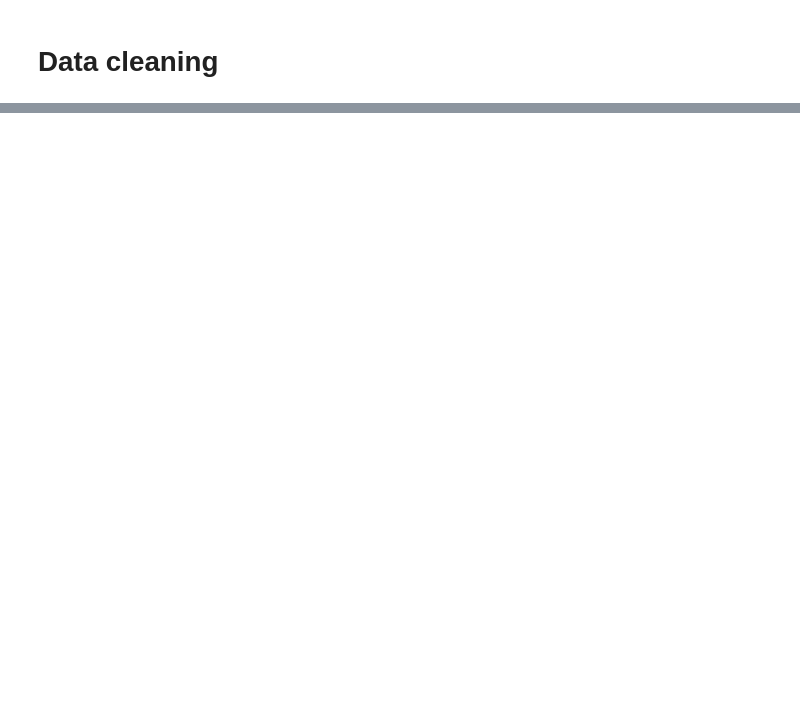
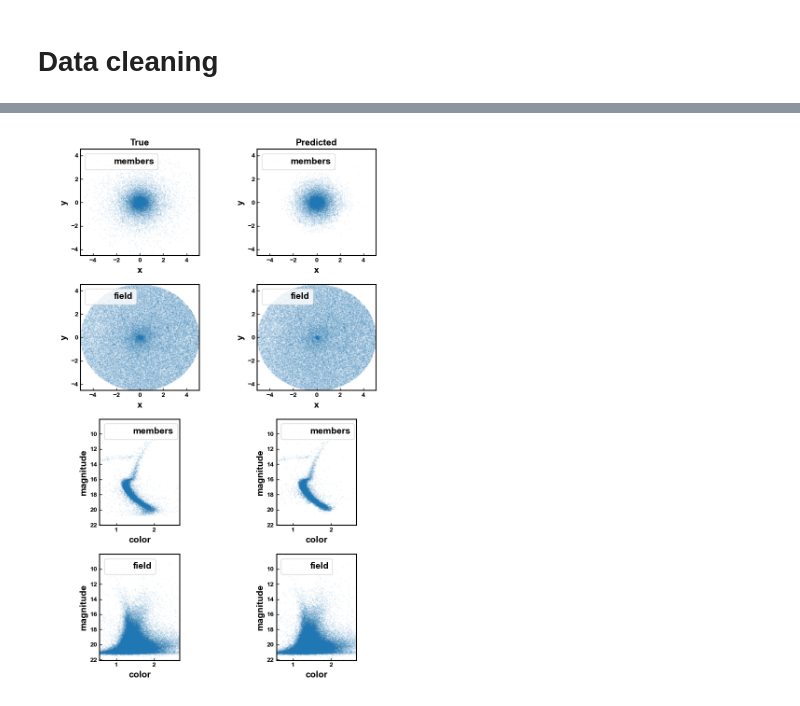
Before and after one commit to cabrera-ziri/decontaminate-CMD, a Jupyter notebook: pop_classifier.ipynb, the cells around one changed output, grey strips where cells are left out. Drawn from its saved outputs; the diff is of its cells as text; code cells hidden in the pictures; blank space fills up the shorter version.

```diff
--- a/pop_classifier.ipynb
+++ b/pop_classifier.ipynb
@@ -55,8 +61,10 @@ for train_index, test_index in split.split(df,df['member']):
     strat_train_set = df.loc[train_index]
     strat_test_set = df.loc[test_index]
 
-# #set index
-# strat_train_set = strat_train_set.set_index("index")
-# strat_test_set = strat_test_set.set_index("index")
+#set index
+strat_train_set = strat_train_set.set_index("index")
+strat_test_set = strat_test_set.set_index("index")
 
-# strat_train_set['member'].value_counts()/len(strat_train_set)
+member_labels = strat_train_set["member"].copy()*1
+
+strat_train_set['member'].value_counts()/len(strat_train_set)
@@ -123,0 +263,55 @@ df
+# %%
+plt.close('all')
+def myplot(row_number,xname,yname,pop,cmd=False):
+    if pop=='members':
+        _pop=1
+    elif pop=='field':
+        _pop=0
+    else:
+        print("pop must be 'members' or 'field'")
+    ax[row_number,0].plot(strat_train_set[xname][y_train==_pop],strat_train_set[yname][y_train==_pop],'.',alpha=0.1,ms=1,label=pop)
+    ax[row_number,1].plot(strat_train_set[xname][y_train_pred==_pop],strat_train_set[yname][y_train_pred==_pop],'.',alpha=0.1,ms=1,label=pop)
+    if not cmd:
+        ax[row_number,0].set_xlim(strat_train_set[xname].min(),strat_train_set[xname].max())
+        ax[row_number,0].set_ylim(strat_train_set[yname].min(),strat_train_set[yname].max())
+        ax[row_number,1].set_xlim(strat_train_set[xname].min(),strat_train_set[xname].max())
+        ax[row_number,1].set_ylim(strat_train_set[yname].min(),strat_train_set[yname].max())
+    else:
+        ax[row_number,0].set_xlim(np.percentile(strat_train_set[xname],[1,99])) #.min(),strat_train_set[xname].max())
+        ax[row_number,0].set_ylim(strat_train_set[yname].max(),strat_train_set[yname].min())
+        ax[row_number,1].set_xlim(np.percentile(strat_train_set[xname],[1,99])) #.min(),strat_train_set[xname].max())
+        ax[row_number,1].set_ylim(strat_train_set[yname].max(),strat_train_set[yname].min())
+    ax[row_number,0].set_xlabel(xname)
+    ax[row_number,0].set_ylabel(yname)
+    ax[row_number,1].set_xlabel(xname)
+    ax[row_number,1].set_ylabel(yname)
+    ax[row_number,0].legend(loc='upper left')
+    ax[row_number,1].legend(loc='upper left')
+
+nrows = 4
+ncols = 2
+fig, ax = plt.subplots(nrows=nrows, ncols=ncols, layout=None,figsize=(8,12))
+
+myplot(0,'x','y',pop='members')
+ax[0,0].set_aspect(1)
+ax[0,1].set_aspect(1)
+ax[0,0].set_title('True')
+ax[0,1].set_title('Predicted')
+
+myplot(1,'x','y',pop='field')
+ax[1,0].set_aspect(1)
+ax[1,1].set_aspect(1)
+
+cmd_aspect = 0.2
+
+myplot(2,'color','magnitude',pop='members',cmd=True)
+ax[2,0].set_aspect(cmd_aspect)
+ax[2,1].set_aspect(cmd_aspect)
+
+myplot(3,'color','magnitude',pop='field',cmd=True)
+ax[3,0].set_aspect(cmd_aspect)
+ax[3,1].set_aspect(cmd_aspect)
+
+fig.tight_layout()
+# %% [output]
+[figure, added]
```
Also changed, not shown: parts of 37 cells of this notebook, 1 other file.
